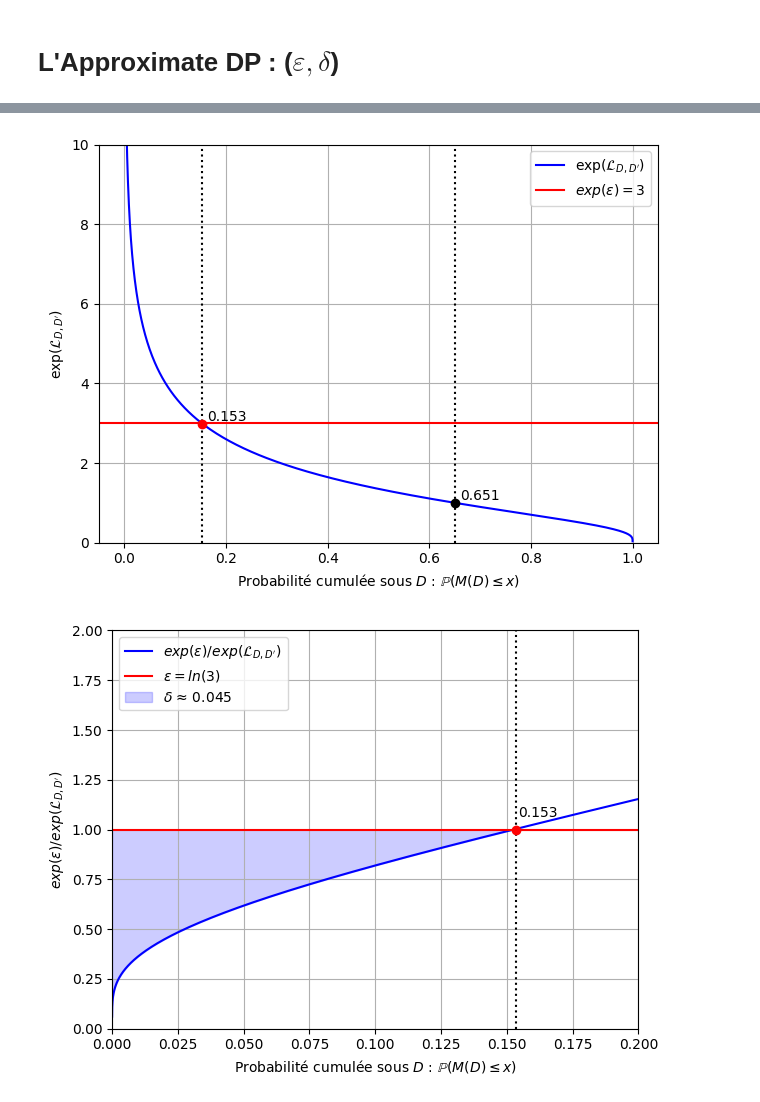
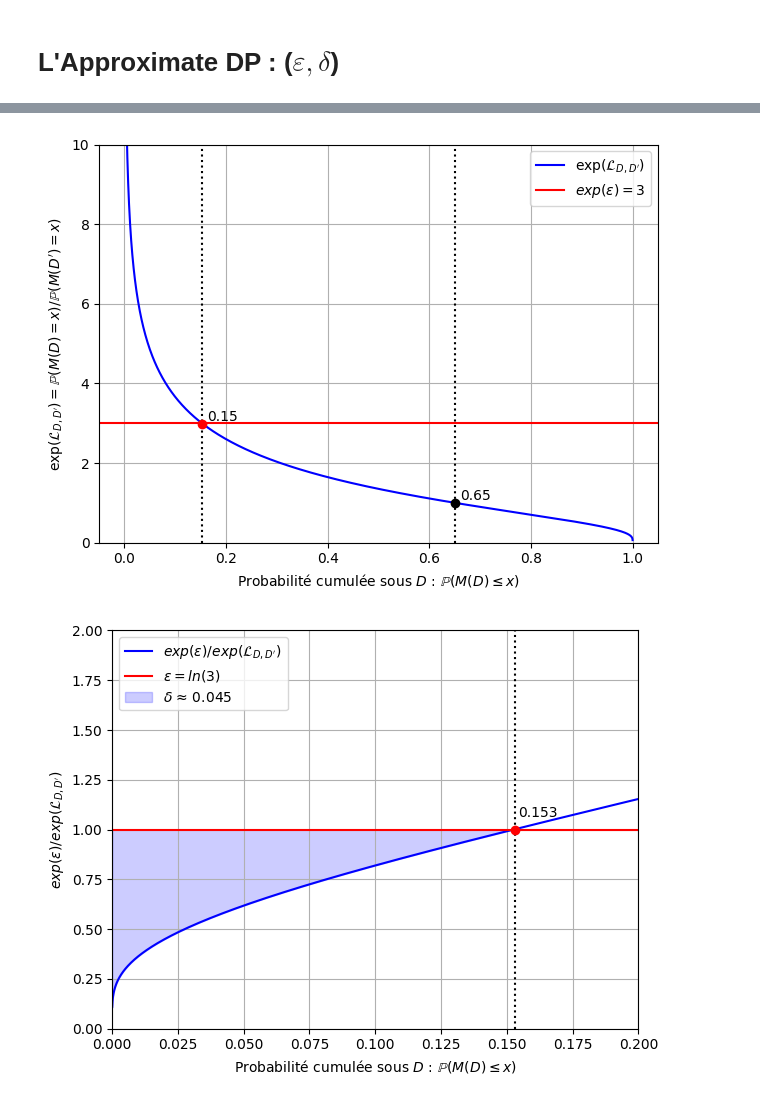
Before and after one commit to InseeFrLab/diff-privacy, a Jupyter notebook: comprendre_dp.ipynb, the cells around one changed output, grey strips where cells are left out. Cells and saved outputs as stored; diff of their text form; code cells hidden in the pictures.

```diff
--- a/comprendre_dp.ipynb
+++ b/comprendre_dp.ipynb
@@ -135,11 +219,9 @@ import matplotlib.pyplot as plt
 from scipy.stats import norm
 
 # Paramètres
+x = np.linspace(95, 105, 1000)
 mu1, mu2 = 100, 101
 b = np.sqrt(2) / np.log(3)
-
-# Axe des x (comptages bruités)
-x = np.linspace(94, 106, 1000)
 
 # Densités
 y1 = norm.pdf(x, loc=mu1, scale=b)  # P(M(D) = x)
@@ -155,37 +237,37 @@ ratio = y1 / y2  # = exp(𝓛)
 idx_min = np.argmin(np.abs(ratio -1))
 x_min = x[idx_min]
 cdf_min = cdf_y1[idx_min]
 y_min = ratio[idx_min]
 
 idx_min_2 = np.argmin(np.abs(ratio -3))
 x_min_2 = x[idx_min_2]
 cdf_min_2 = cdf_y1[idx_min_2]
 y_min_2 = ratio[idx_min_2]
 
 # Tracé
 plt.plot(cdf_y1, ratio, color='blue', label=r"$\exp(\mathcal{L}_{D, D'})$")
 
 # Ligne pointillée verticale depuis l’axe des x
 plt.axvline(x=cdf_min, linestyle='dotted', color='black')
 plt.plot(cdf_min, y_min, 'o', color='black')
-plt.text(cdf_min + 0.01, y_min, f"{cdf_min:.3f}", verticalalignment='bottom', color='black')
+plt.text(cdf_min + 0.01, y_min, f"{cdf_min:.2f}", verticalalignment='bottom', color='black')
 
 plt.axhline(y=3, color='red', label=r"$exp(\varepsilon) = 3$")
 
 plt.axvline(x=cdf_min_2, linestyle='dotted', color='black')
 plt.plot(cdf_min_2, y_min_2, 'o', color='red')
-plt.text(cdf_min_2 + 0.01, y_min_2, f"{cdf_min_2:.3f}", verticalalignment='bottom', color='black')
+plt.text(cdf_min_2 + 0.01, y_min_2, f"{cdf_min_2:.2f}", verticalalignment='bottom', color='black')
 
 # Mise en forme
 plt.xlabel(r"Probabilité cumulée sous $D$ : $\mathbb{P}(M(D) \leq x)$")
-plt.ylabel(r"$\exp(\mathcal{L}_{D, D'})$")
+plt.ylabel(r"$\exp(\mathcal{L}_{D, D'})= \mathbb{P}(M(D) = x)/ \mathbb{P}(M(D') = x)$")
 plt.ylim(0,10)
 plt.grid(True)
 plt.legend()
 plt.tight_layout()
 plt.show()
 # %% [output]
-[figure, old version]
+[figure, new version]
 # %%
 import numpy as np
 import matplotlib.pyplot as plt
```
Also changed, not shown: parts of 7 cells of this notebook.
